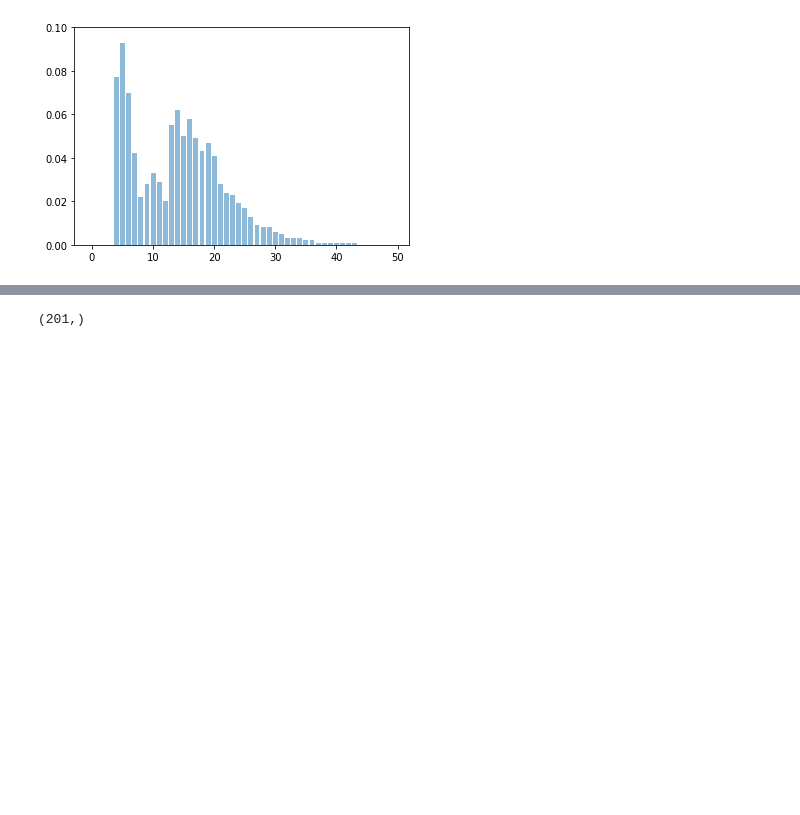
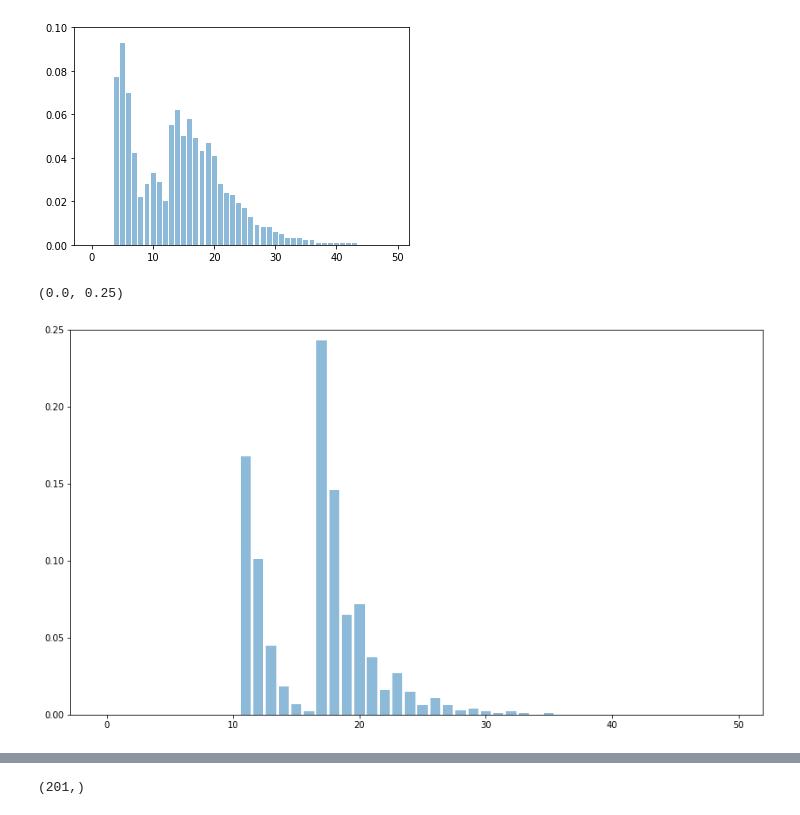
Before and after one commit to yannikschnitzer/prism, a Jupyter notebook: prism/distr.ipynb, the cells around one changed output, grey strips where cells are left out. Saved outputs shown, nothing was run; the diff lists cells and outputs as text; code cells hidden in the pictures; blank space fills up the shorter version.

```diff
--- a/prism/distr.ipynb
+++ b/prism/distr.ipynb
@@ -39,4 +39,13 @@ plt.ylim([0, 0.1])
 # %% [output]
 (0.0, 0.1)
 [figure]
+# %%
+arr = np.array([0.000, 0.000, 0.000, 0.000, 0.000, 0.000, 0.000, 0.000, 0.000, 0.000, 0.000, 0.168, 0.101, 0.045, 0.018, 0.007, 0.002, 0.243, 0.146, 0.065, 0.072, 0.037, 0.016, 0.027, 0.015, 0.006, 0.011, 0.006, 0.003, 0.004, 0.002, 0.001, 0.002, 0.001, 0.000, 0.001, 0.000, 0.000, 0.000, 0.000, 0.000, 0.000, 0.000, 0.000, 0.000, 0.000, 0.000, 0.000, 0.000, 0.000, 0.000, 0.000, 0.000, 0.000, 0.000, 0.000, 0.000, 0.000, 0.000, 0.000, 0.000, 0.000, 0.000, 0.000, 0.000, 0.000, 0.000, 0.000, 0.000, 0.000, 0.000, 0.000, 0.000, 0.000, 0.000, 0.000, 0.000, 0.000, 0.000, 0.000, 0.000, 0.000, 0.000, 0.000, 0.000, 0.000, 0.000, 0.000, 0.000, 0.000, 0.000, 0.000, 0.000, 0.000, 0.000, 0.000, 0.000, 0.000, 0.000, 0.000, 0.000])
+# %%
+plt.figure(figsize=(14,8))
+plt.bar(np.arange(50),arr[:50], alpha=0.5)
+plt.ylim([0, 0.25])
+# %% [output]
+(0.0, 0.25)
+[figure, added]
 # %%
```
Also changed, not shown: parts of 2 cells of this notebook, 1 other file.
